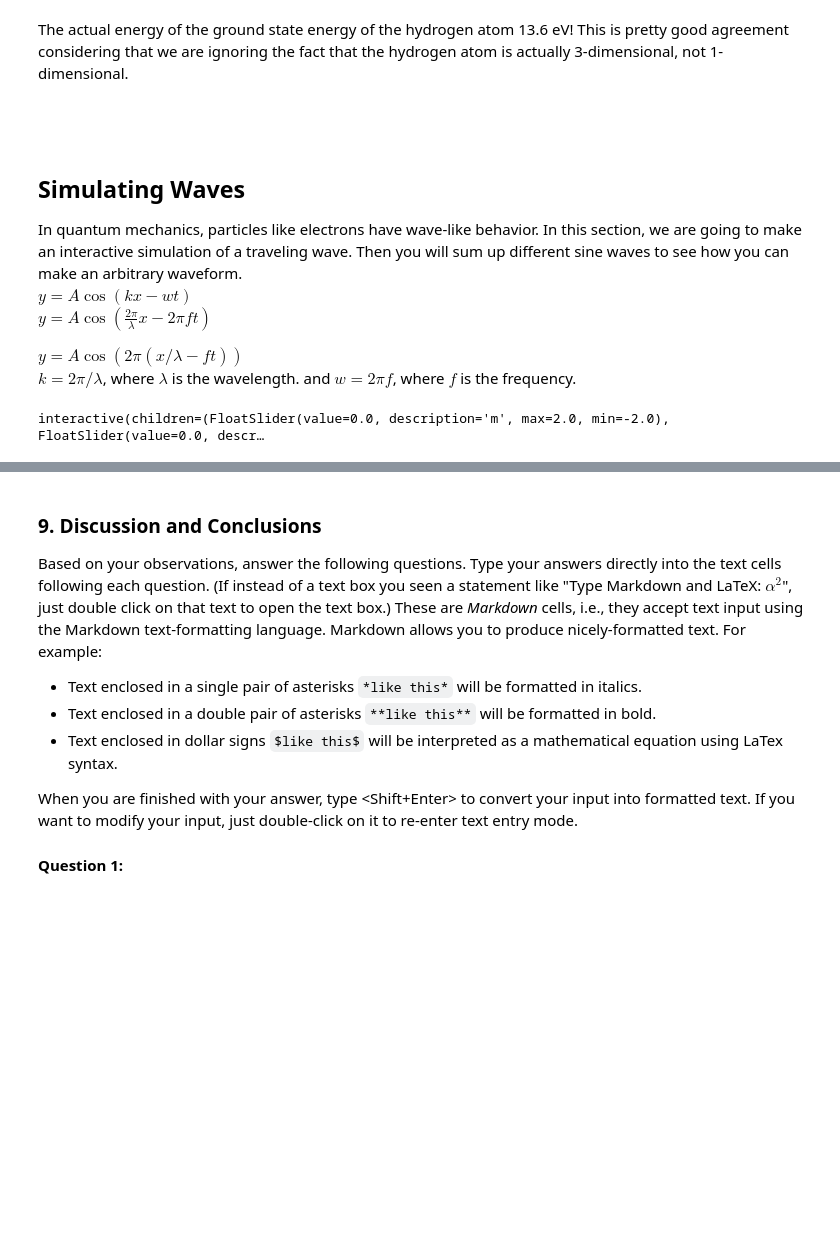
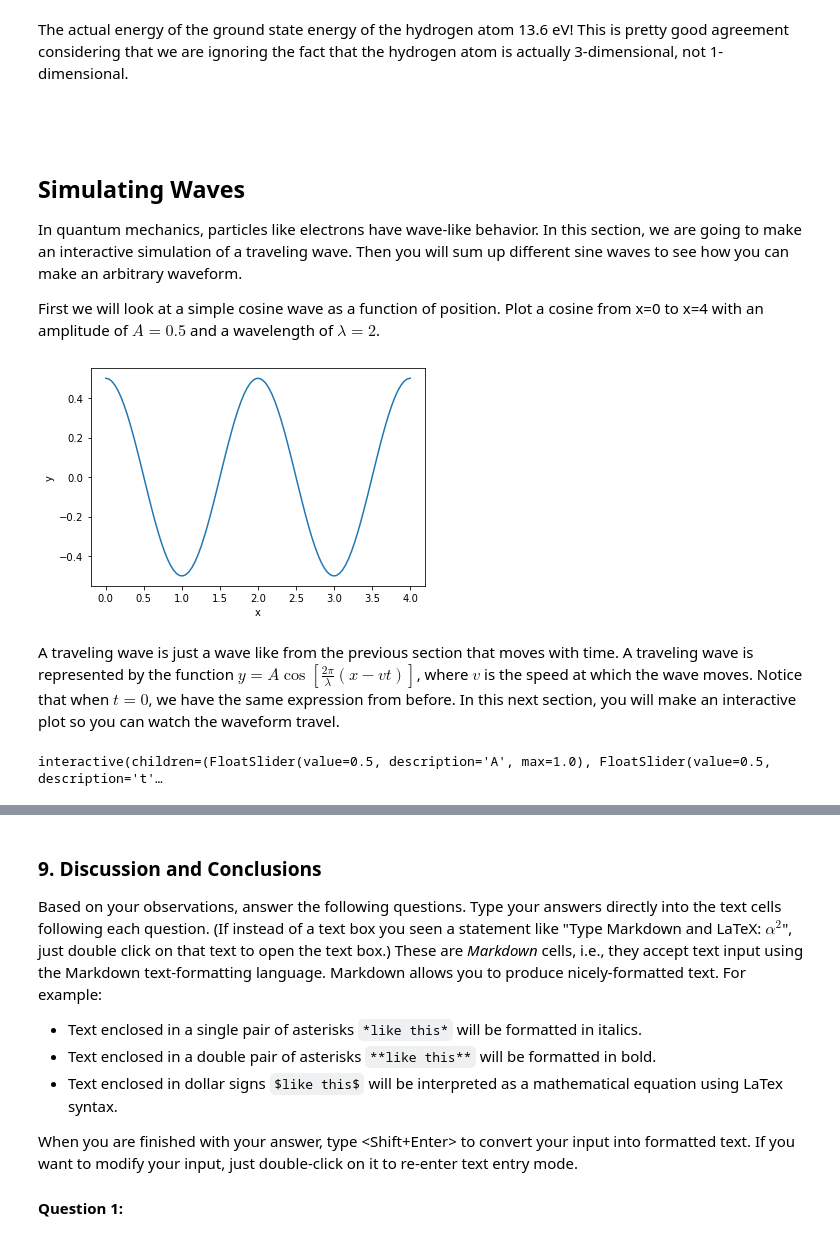
Before and after one commit to mreppert/CHM37401content, a Jupyter notebook: src/RandomWalk/random_walk_analysis.ipynb, the cells around one changed output, grey strips where cells are left out. Drawn from its saved outputs; the diff is of its cells as text; code cells hidden in the pictures; blank space fills up the shorter version.

```diff
--- a/src/RandomWalk/random_walk_analysis.ipynb
+++ b/src/RandomWalk/random_walk_analysis.ipynb
@@ -122,32 +122,48 @@ Energy in eV:  14.930630022056958
 # %% [markdown]
 The actual energy of the ground state energy of the hydrogen atom 13.6 eV!  This is pretty good agreement considering that we are ignoring the fact that the hydrogen atom is actually 3-dimensional, not 1-dimensional.
 # %% [markdown]
-
 <br>
 <br>
 
 ## Simulating Waves
 
 In quantum mechanics, particles like electrons have wave-like behavior.  In this section, we are going to make an interactive simulation of a traveling wave.  Then you will sum up different sine waves to see how you can make an arbitrary waveform.
-$y = A \cos(kx - wt)$  <br>
-$y = A \cos(\frac{2\pi}{\lambda}x - 2 \pi f t)$  <br>
 
-$y = A \cos(2 \pi(x/\lambda - f t))$ <br>
-$k = 2 \pi / \lambda $, where $\lambda$ is the wavelength.  and $w = 2 \pi f $, where $f$ is the frequency.
+First we will look at a simple cosine wave as a function of position.   Plot a cosine from x=0 to x=4 with an amplitude of $A =0.5$ and a wavelength of $\lambda = 2$.
+# %%
+x = np.linspace(0,4,100) # position axis
+wl = 2 # wavelength
+A = 0.5 # amplitude
+y = A*np.cos(2*np.pi*x/wl)
+plt.plot(x,y)
+plt.xlabel("x")
+plt.ylabel("y")
+plt.show()
+# %% [output]
+[figure, added]
+# %% [markdown]
+A traveling wave is just a wave like from the previous section that moves with time.  A traveling wave is represented by the function $y = A \cos[\frac{2 \pi}{\lambda}(x- v t)]$, where $v$ is the speed at which the wave moves.  Notice that when $t=0$, we have the same expression from before.  In this next section, you will make an interactive plot so you can watch the waveform travel.
 # %%
+# For the interactive plot, first import a new library
 %matplotlib inline
 from ipywidgets import interactive
 
-def f(m, b):
-    plt.figure(2)
-    x = np.linspace(-10, 10, num=100)
-    plt.plot(x, m * x + b)
-    plt.ylim(-5, 5)
-    plt.show()
+# Define a function that plots a traveling wave
+def f(A,t):
+        plt.figure(2)
+        x = np.linspace(0,4, num=50)
+        v = 1 # speed
+        wl = 1 # wavelength
+        plt.plot(x, A*np.cos(2*np.pi/wl*(x-v*t)))
+        plt.ylim(-1,1)
+        plt.xlabel('x')
+        plt.ylabel('y')
+        plt.show()
 
-interactive_plot = interactive(f, m=(-2.0, 2.0), b=(-3, 3, 0.5))
+# Make the interactive plot
+interactive_plot = interactive(f, A=(0, 1.0), t=(0.00,1.00,0.01))
 output = interactive_plot.children[-1]
 output.layout.height = '350px'
 interactive_plot
 # %% [output]
-interactive(children=(FloatSlider(value=0.0, description='m', max=2.0, min=-2.0), FloatSlider(value=0.0, descr…
+interactive(children=(FloatSlider(value=0.5, description='A', max=1.0), FloatSlider(value=0.5, description='t'…
```
Also changed, not shown: parts of 3 cells of this notebook.
